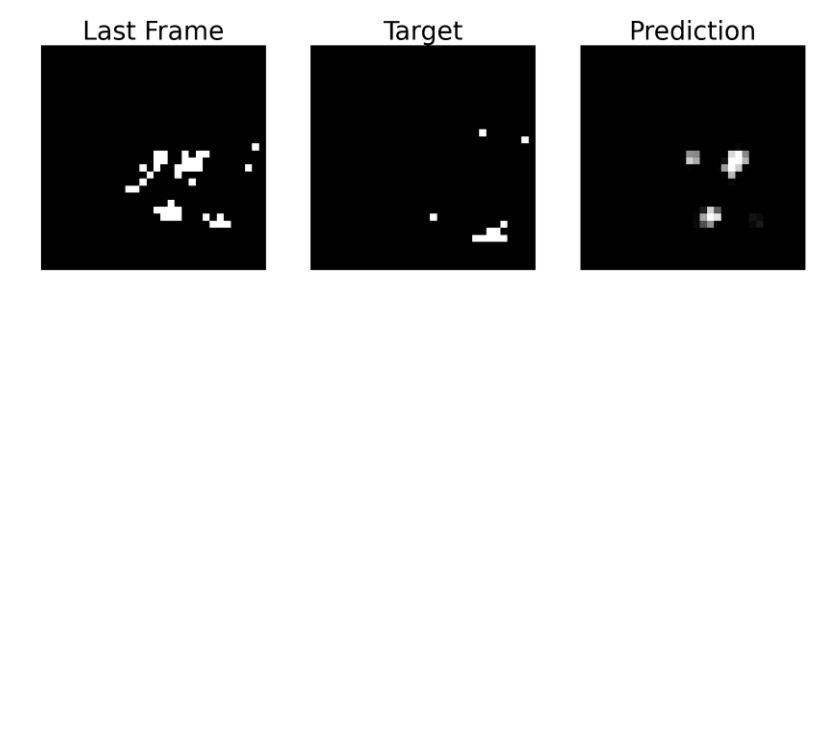
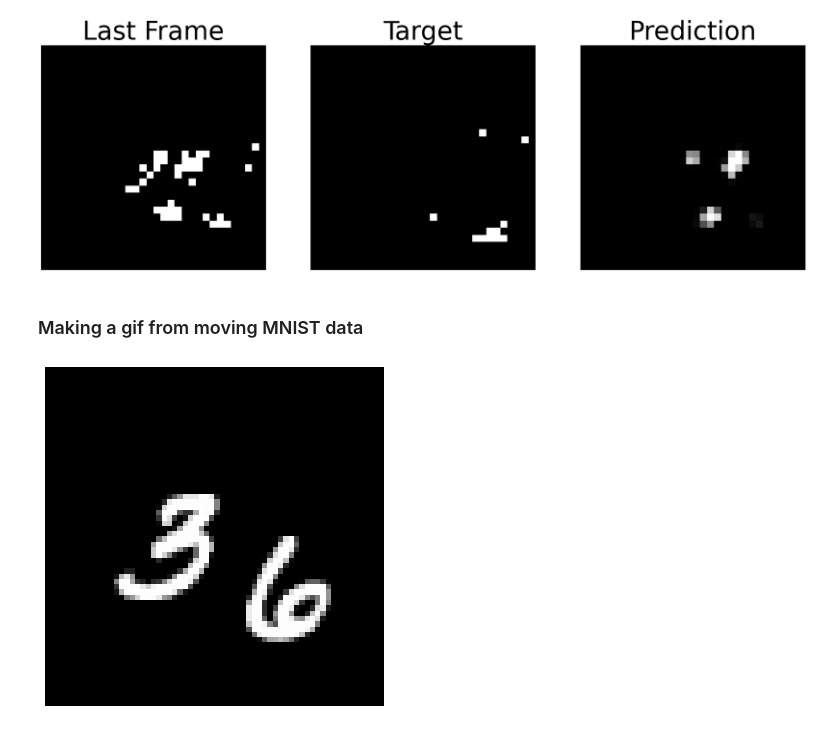
Before and after one commit to steve-hewitt/amazon, a Jupyter notebook: Conv_LSTM_MNIST.ipynb, the cells around one changed output. Drawn from its saved outputs; the diff is of its cells as text; code cells hidden in the pictures; blank space fills up the shorter version.

Commit message:
Added code to make some presentation visuals.

```diff
--- a/Conv_LSTM_MNIST.ipynb
+++ b/Conv_LSTM_MNIST.ipynb
@@ -1359,3 +1359,5 @@ Max Px: 0.98922974
 Mean Px: 0.0155794695
 [figure]
 [figure]
+# %% [markdown]
+### Making a gif from moving MNIST data
@@ -1361,0 +1409,24 @@ Mean Px: 0.0155794695
+# %%
+# Inspirtation: https://towardsdatascience.com/basics-of-gifs-with-pythons-matplotlib-54dd544b6f30
+import io
+import imageio
+
+fig, ax = plt.subplots(1, 1, figsize=(5, 5))
+
+# Get example.
+gifset = list(train_dataset[40].squeeze())
+
+# Make frames.
+for i in range(0,20):
+    plt.imshow(gifset[i], cmap='gray', vmin = 0, vmax = 1)
+    ax.axis("off")
+    plt.tight_layout()
+    plt.savefig('mnist_gif/frames/' + str(i+1) + '.png')
+
+# Build gif.
+with imageio.get_writer('mnist_gif/mnist.gif', mode='I') as writer:
+    for filename in [('mnist_gif/frames/' + str(x+1) + '.png') for x in range(0,20)]:
+        image = imageio.imread(filename)
+        writer.append_data(image)
+# %% [output]
+[figure, added]
```
Also changed, not shown: parts of 1 cell of this notebook, 1 other file.
